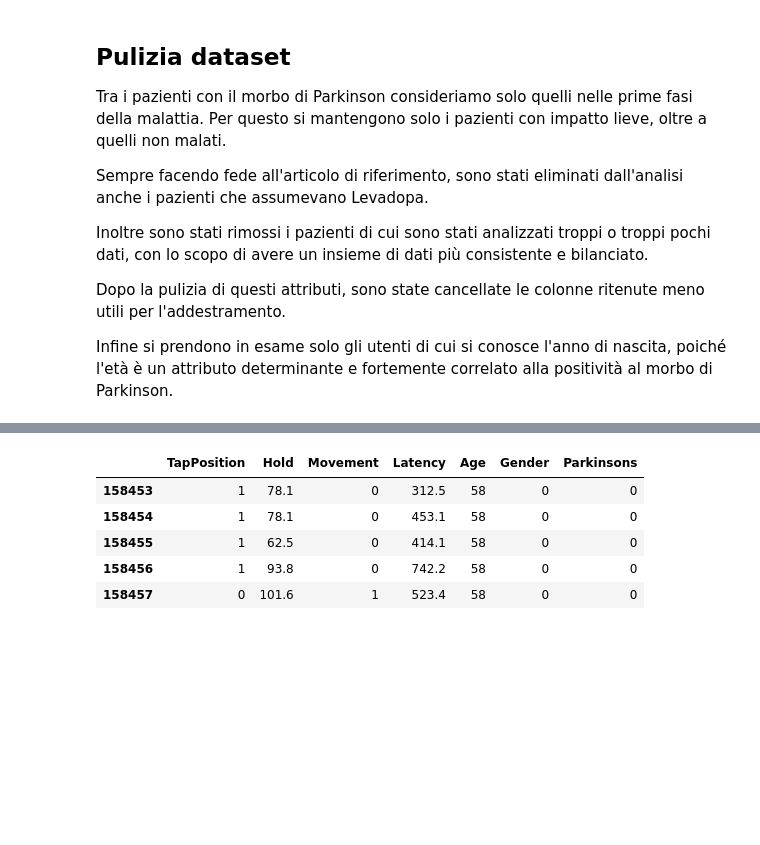
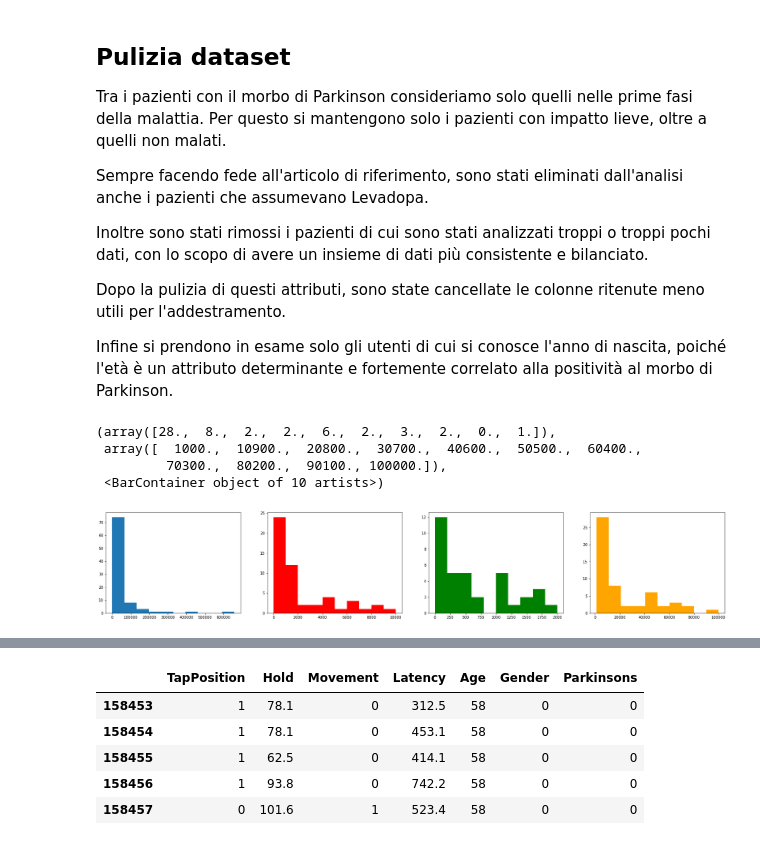
Before and after one commit to simonesinceri/ML-Project, a Jupyter notebook: parkinson.ipynb, the cells around one changed output, grey strips where cells are left out. Drawn from its saved outputs; the diff is of its cells as text; code cells hidden in the pictures; blank space fills up the shorter version.

```diff
--- a/parkinson.ipynb
+++ b/parkinson.ipynb
@@ -141,3 +130,15 @@ all_userdata_df.drop(all_userdata_df.loc[all_userdata_df['BirthYear']==''].index
+# %%
+fig, axs = plt.subplots(1, 4, figsize = (30,5))
+axs[0].hist(counts)
+axs[1].hist(counts, range = [0, 10000], color = "red")
+axs[2].hist(counts, range = [0, 2000], color = "green")
+axs[3].hist(counts, range = [1000, 100000], color = "orange") # area of interest
+# %% [output]
+(array([28.,  8.,  2.,  2.,  6.,  2.,  3.,  2.,  0.,  1.]),
+ array([  1000.,  10900.,  20800.,  30700.,  40600.,  50500.,  60400.,
+         70300.,  80200.,  90100., 100000.]),
+ <BarContainer object of 10 artists>)
+[figure, added]
 # %%
 #print(len(all_userdata_df.loc[158453]))
 
```
Also changed, not shown: parts of 11 cells of this notebook.
